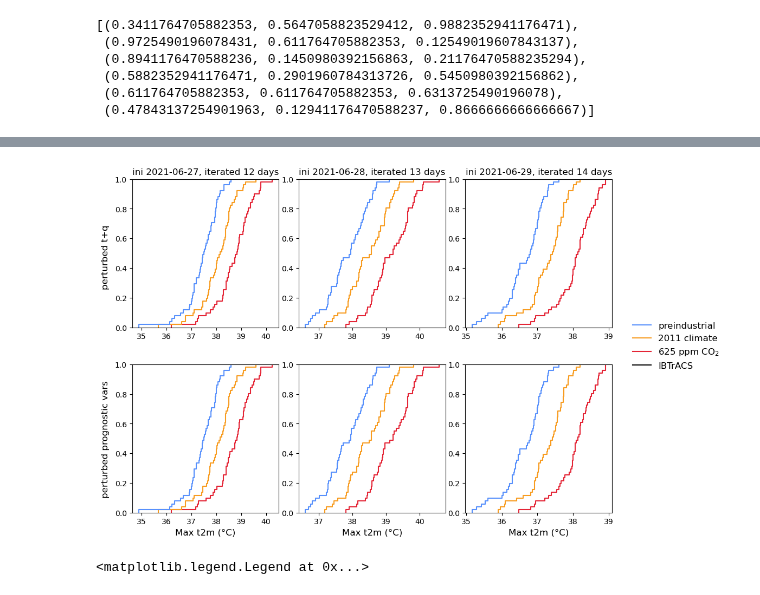
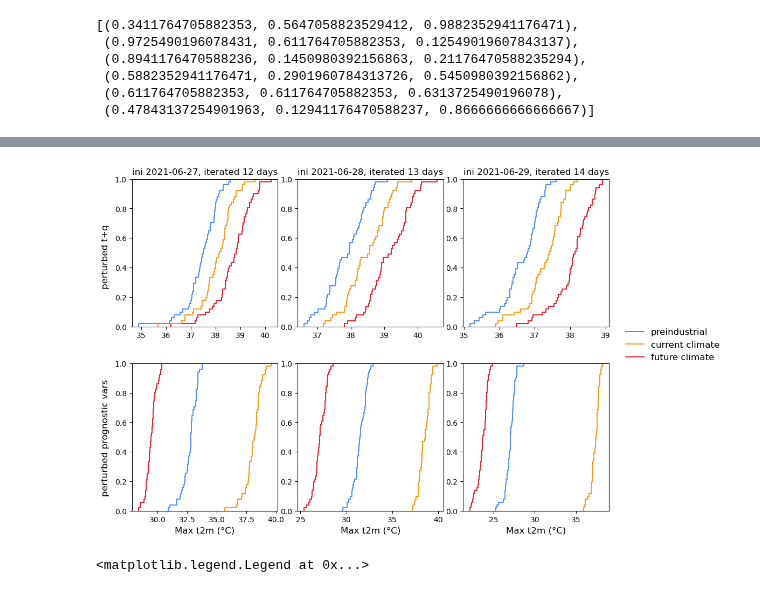
Before and after one commit to shirin-ermis/ATMICP, a Jupyter notebook: atmicp/notebooks/01_heatwave_intensity.ipynb, the cells around one changed output, grey strips where cells are left out. Drawn from its saved outputs; the diff is of its cells as text; code cells hidden in the pictures.

```diff
--- a/atmicp/notebooks/01_heatwave_intensity.ipynb
+++ b/atmicp/notebooks/01_heatwave_intensity.ipynb
@@ -133,16 +224,16 @@ sns.move_legend(ax2, "upper left", bbox_to_anchor=(1, 1))
 # %%
-max_t2m_hw = t2m_daily_max.max(dim='time')
+max_t2m_hw = t2m_daily_max.max(dim='time').sel(inidate=slice('2021-06-27', '2021-06-29'))
 fig = plt.figure(figsize=(14,8))
 gs = gridspec.GridSpec(2, 4, width_ratios=[1, 1, 1, 0.6],
                        wspace=0.15, hspace=0.25)
 
 for p, pert in enumerate(['t+q', 'progn_vars']):
-    for i, inidate in enumerate(t2m_daily_max.inidate.values):
+    for i, inidate in enumerate(max_t2m_hw.inidate.values):
         ax = fig.add_subplot(gs[p, i])
         sns.ecdfplot(
             data=max_t2m_hw
                 .sel(inidate=inidate)
-                .where(t2m_daily_max.perturbation.isin(['t+q', 'none']), drop=True)
+                .where(t2m_daily_max.perturbation.isin([pert, 'none']), drop=True)
                 .to_dataframe(),
             x='t2m',
             hue='climate',
@@ -153,37 +244,36 @@ for p, pert in enumerate(['t+q', 'progn_vars']):
 
         if p == 0:
             ax.set_title(f'ini {np.datetime_as_string(inidate, unit="D")}, iterated {12+i} days', fontsize=12)
             ax.set_xlabel('')
         else:
             ax.set_xlabel('Max t2m (°C)', fontsize=12)
 
         ax.set_ylabel('')
 
 # legend panel
 from matplotlib.lines import Line2D
 handles = [
     Line2D([0], [0], color=palette[0], label='preindustrial'),
-    Line2D([0], [0], color=palette[1], label='2011 climate'),
-    Line2D([0], [0], color=palette[2], label=r'625 ppm CO$_2$'),
-    Line2D([0], [0], color='black', label='IBTrACS'),
+    Line2D([0], [0], color=palette[1], label='current climate'),
+    Line2D([0], [0], color=palette[2], label='future climate'),
 ]
 ax_legend = fig.add_subplot(gs[:, 3])
 ax_legend.axis('off')
 ax_legend.legend(handles=handles, loc='center', fontsize=12, frameon=False)
 
 # Add row labels on the left
 row_labels = ["perturbed t+q", "perturbed prognostic vars"]
 y_positions = [0.7, 0.28]  # top → bottom (tune if needed)
 
 for label, y in zip(row_labels, y_positions):
     fig.text(
         0.09, y, label,
         va='center', ha='center',
         rotation=90,
         fontsize=12
     )
 # %% [output]
-[figure, old version]
+[figure, new version]
 # %%
 linestyles = {
     't+q': '-',
```
Also changed, not shown: parts of 14 cells of this notebook.
